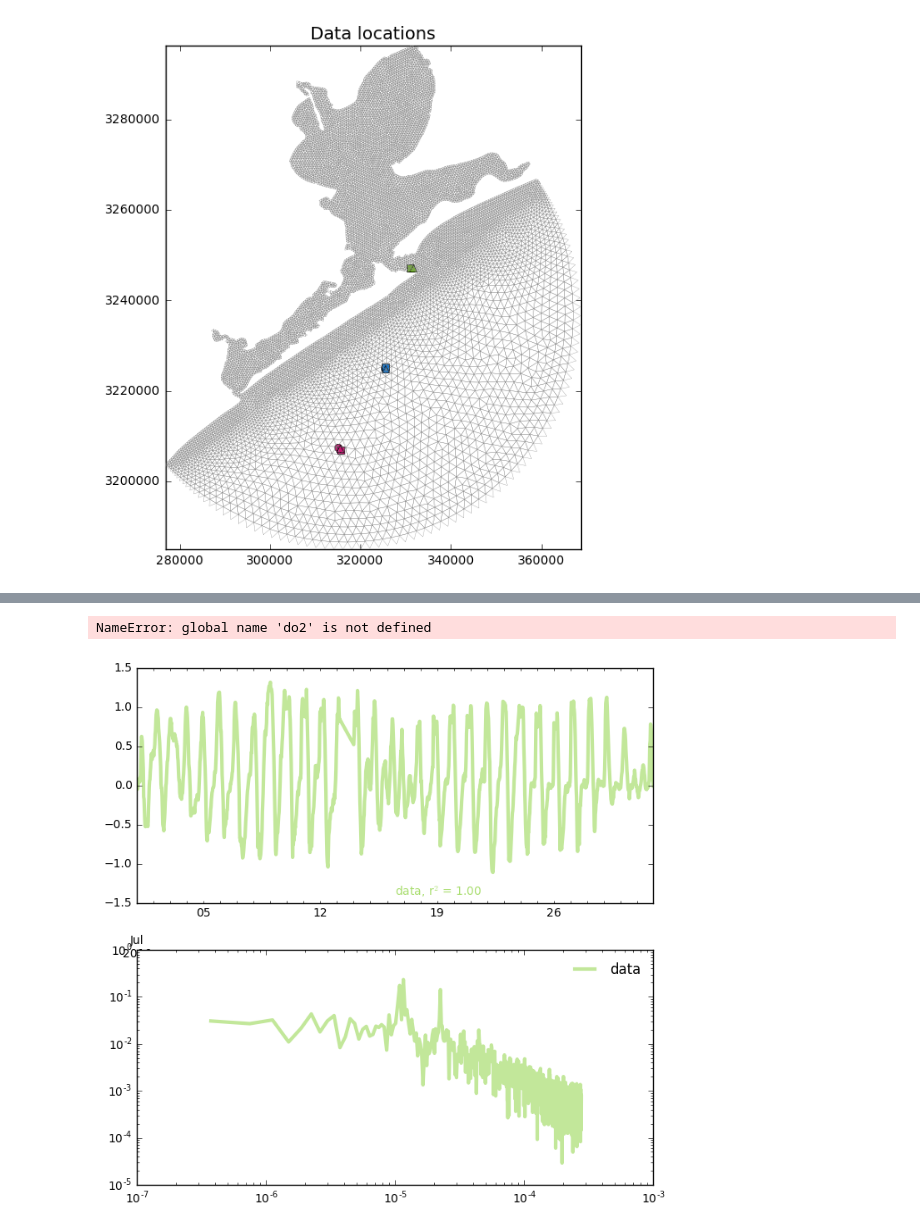
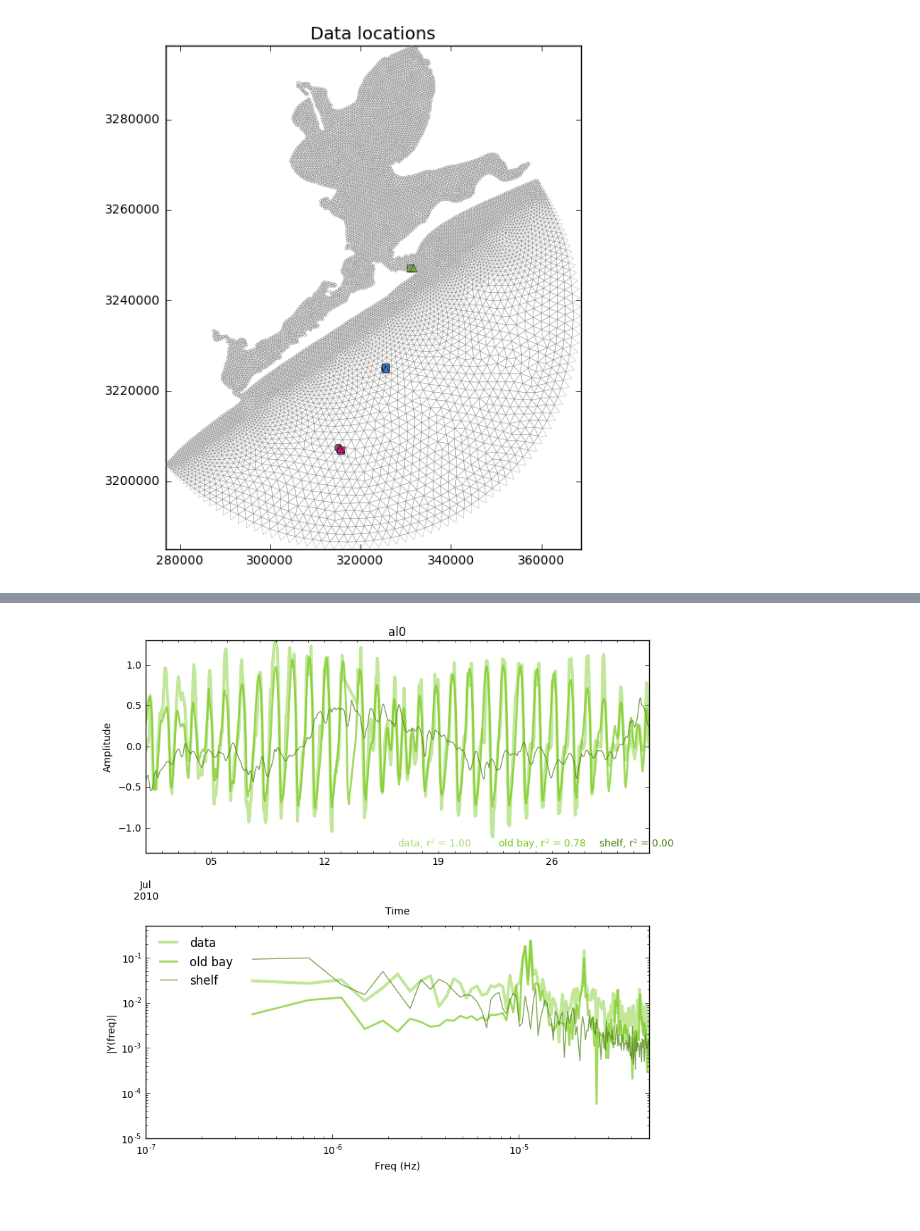
Before and after one commit to kthyng/blended, a Jupyter notebook: summary2010.ipynb, the cells around one changed output, grey strips where cells are left out. Saved outputs shown, nothing was run; the diff lists cells and outputs as text; code cells hidden in the pictures.

Commit message:
finished comparing new superposition and bay model with data

```diff
--- a/summary2010.ipynb
+++ b/summary2010.ipynb
@@ -68,7 +80,6 @@ Loading: http://barataria.tamu.edu:8080/thredds/dodsC/2009/GalvCoarse_2009_AVG_0
 # %%
 comp_tabs.plot_spectra([dfnoaa, dfoldbay.iloc[:,:4], dfshelf.iloc[:,:4]], 'al',
-                       colors=gshades, lw=[3, 2, 1], legend=['data', 'bay', 'shelf'],
+                       colors=gshades, lw=[3, 2, 1], legend=['data', 'old bay', 'shelf'],
                       doss=False, dor2=True)
 # %% [output]
-NameError: global name 'do2' is not defined
-[figure, old version]
+[figure, new version]
```
Also changed, not shown: parts of 11 cells of this notebook.
